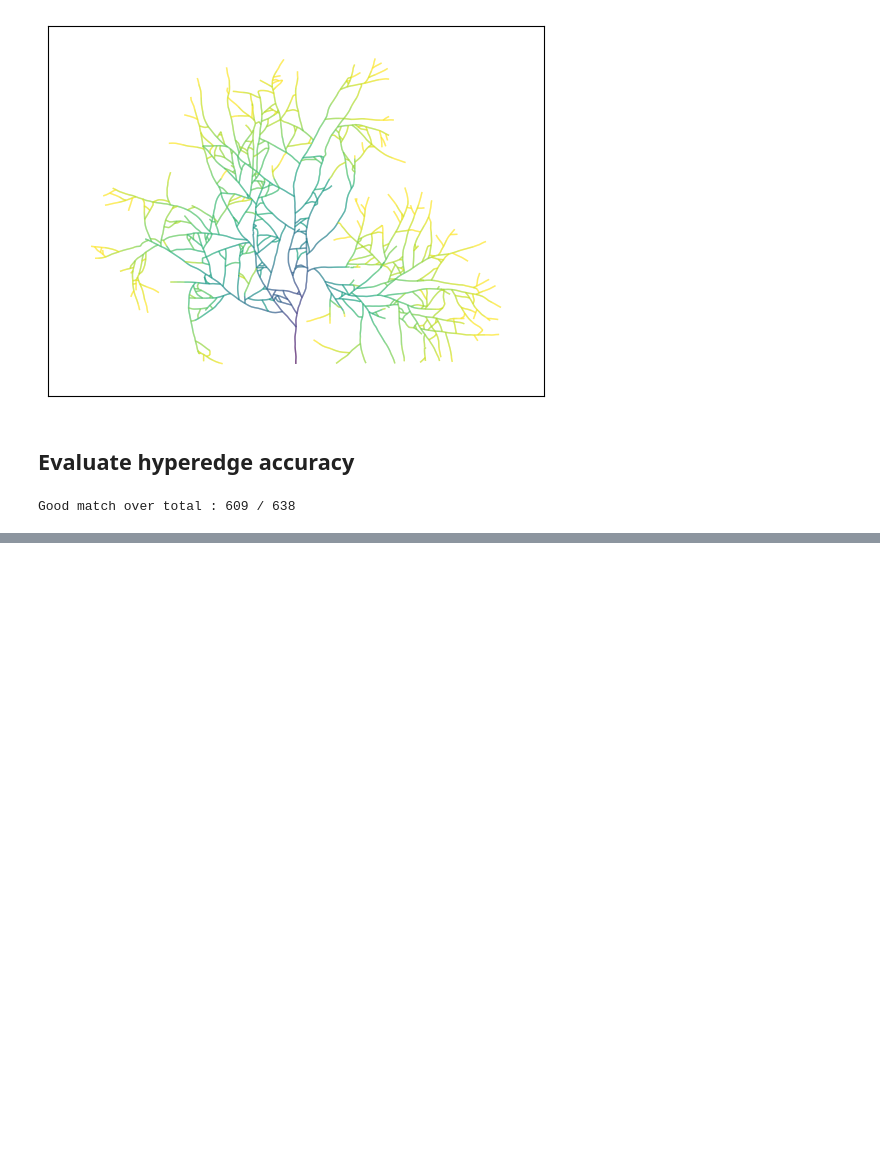
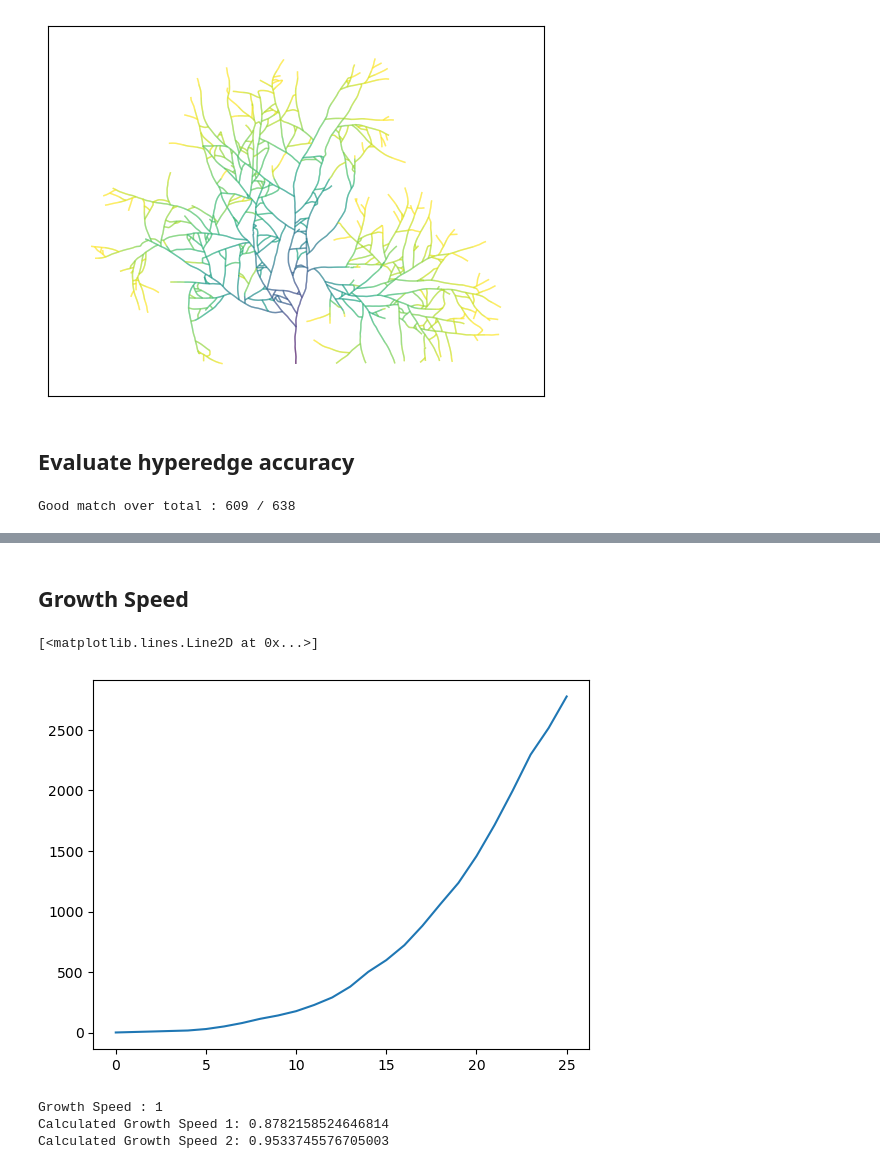
Before and after one commit to amin942001/STHype, a Jupyter notebook: examples/Sthype_evaluation.ipynb, the cells around one changed output, grey strips where cells are left out. Cells and saved outputs as stored; diff of their text form; code cells hidden in the pictures; blank space fills up the shorter version.

```diff
--- a/examples/Sthype_evaluation.ipynb
+++ b/examples/Sthype_evaluation.ipynb
@@ -169,3 +177,15 @@ for n in lg:
 print('Good match over total :', total-bad_match, '/', total)
 # %% [output]
 Good match over total : 609 / 638
+# %%
+diff = 0
+amount = 0
+
+for u, v, ed in initial_graph.edges(data=True):
+    activation = network['conn'][u][v]
+    if activation == 0:
+        continue
+    diff += np.abs(4*ed['activation'] + 1 - activation)
+    amount += 1
+
+print('Mean Absolute Activation Error :', diff/amount)
@@ -171,0 +241,44 @@ Good match over total : 609 / 638
+# %% [markdown]
+## Growth Speed
+# %%
+total_lengths = []
+for t in range(26):
+    total_length = 0
+    for u, v, ed in stg.edges(data=True):
+        if ed['activation'] <= t:
+            total_length += ed['length']
+    total_lengths.append(total_length)
+
+plt.plot(total_lengths)
+# %% [output]
+[<matplotlib.lines.Line2D at 0x...>]
+[figure, added]
+# %%
+total_length = 0
+total_diff = 0
+speed = 0
+amount = 0
+
+for hyperedge in stg.hyperedges_initial_edges:
+    length = 0
+    min_act = 25
+    max_act = 0
+    for u, v in stg.get_hyperedge_edges(hyperedge):
+        length += stg[u][v]['length']
+        act = (stg[u][v]['activation'])
+        min_act = min(min_act, act)
+        max_act = max(max_act, act)
+    if max_act==min_act or length < 20:
+        continue
+    total_diff += max_act-min_act
+    total_length += length
+    speed += length/(max_act-min_act)
+    amount += 1
+
+print('Growth Speed :', 1)
+print('Calculated Growth Speed 1:', total_length/(4*total_diff))
+print('Calculated Growth Speed 2:', speed/(4*amount))
+# %% [output]
+Growth Speed : 1
+Calculated Growth Speed 1: 0.8782158524646814
+Calculated Growth Speed 2: 0.9533745576705003
```
Also changed, not shown: parts of 7 cells of this notebook.
